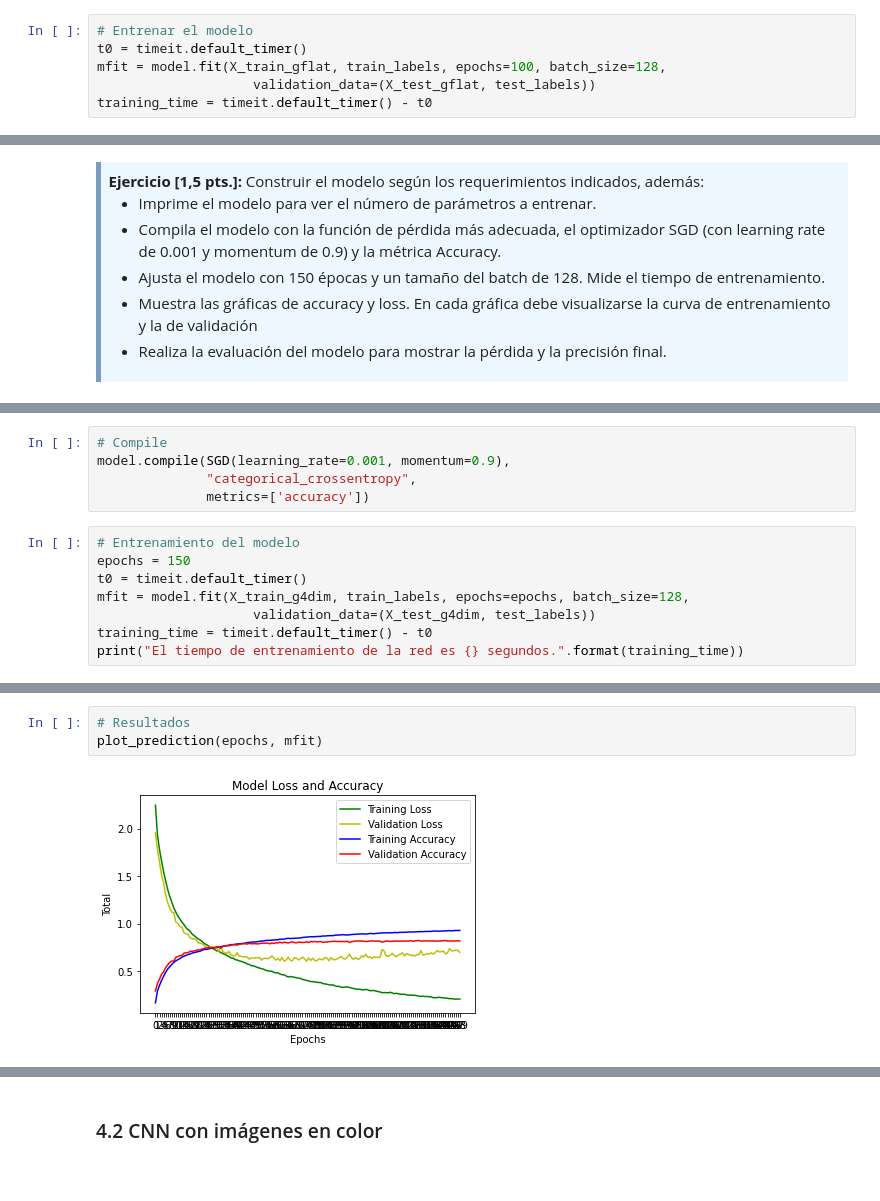
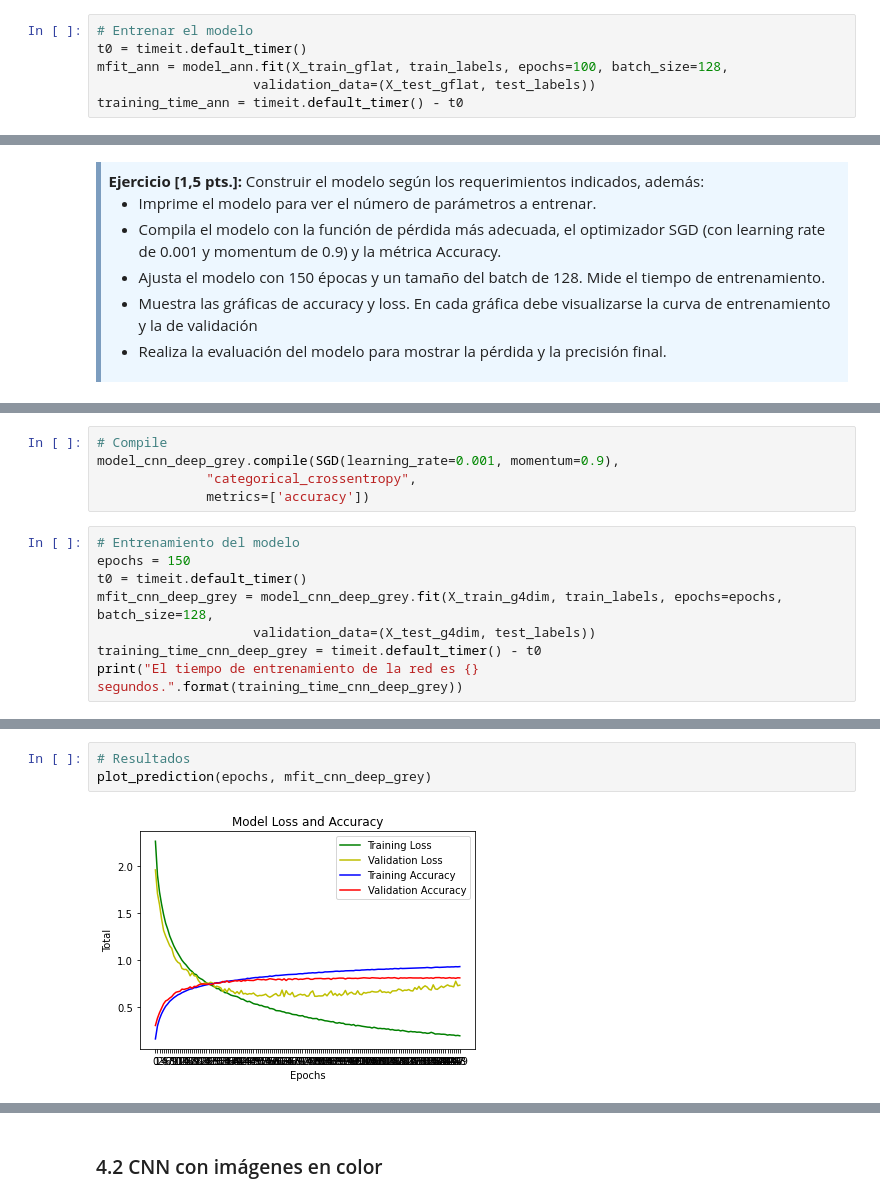
Before and after one commit to mtablado/uoc2022_deeplearning_pec2, a Jupyter notebook: 20212_M2.875_PEC2-mtabladol.ipynb, the cells around one changed output, grey strips where cells are left out. Drawn from its saved outputs; the diff is of its cells as text.

```diff
--- a/20212_M2.875_PEC2-mtabladol.ipynb
+++ b/20212_M2.875_PEC2-mtabladol.ipynb
@@ -320,8 +324,8 @@ model.compile(SGD(learning_rate=0.01),
 # %%
 # Entrenar el modelo
 t0 = timeit.default_timer()
-mfit = model.fit(X_train_gflat, train_labels, epochs=100, batch_size=128,
+mfit_ann = model_ann.fit(X_train_gflat, train_labels, epochs=100, batch_size=128,
                     validation_data=(X_test_gflat, test_labels))
-training_time = timeit.default_timer() - t0
+training_time_ann = timeit.default_timer() - t0
 # %% [output]
 Epoch 1/100
@@ -571,16 +575,16 @@ Non-trainable params: 0
 _________________________________________________________________
 # %%
 # Compile
-model.compile(SGD(learning_rate=0.001, momentum=0.9),
+model_cnn_deep_grey.compile(SGD(learning_rate=0.001, momentum=0.9),
               "categorical_crossentropy",
               metrics=['accuracy'])
 # %%
 # Entrenamiento del modelo
 epochs = 150
 t0 = timeit.default_timer()
-mfit = model.fit(X_train_g4dim, train_labels, epochs=epochs, batch_size=128,
+mfit_cnn_deep_grey = model_cnn_deep_grey.fit(X_train_g4dim, train_labels, epochs=epochs, batch_size=128,
                     validation_data=(X_test_g4dim, test_labels))
-training_time = timeit.default_timer() - t0
-print("El tiempo de entrenamiento de la red es {} segundos.".format(training_time))
+training_time_cnn_deep_grey = timeit.default_timer() - t0
+print("El tiempo de entrenamiento de la red es {} segundos.".format(training_time_cnn_deep_grey))
 # %% [output]
 Epoch 1/150
@@ -603,6 +607,6 @@ El tiempo de entrenamiento de la red es 862.5439723310001 segundos.
 # %%
 # Resultados
-plot_prediction(epochs, mfit)
+plot_prediction(epochs, mfit_cnn_deep_grey)
 # %% [output]
-[figure, old version]
+[figure, new version]
 # %%
```
Also changed, not shown: parts of 23 cells of this notebook.
